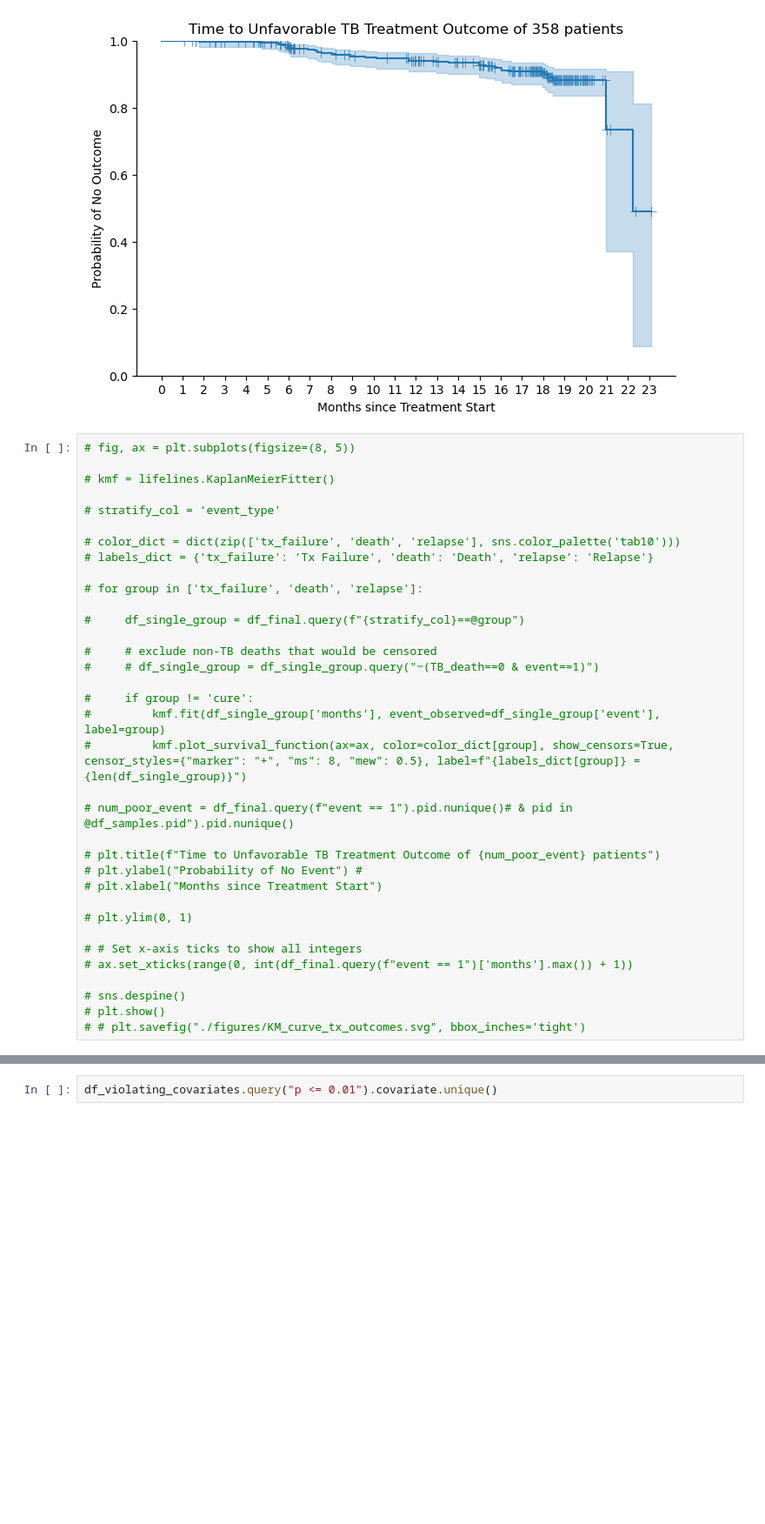
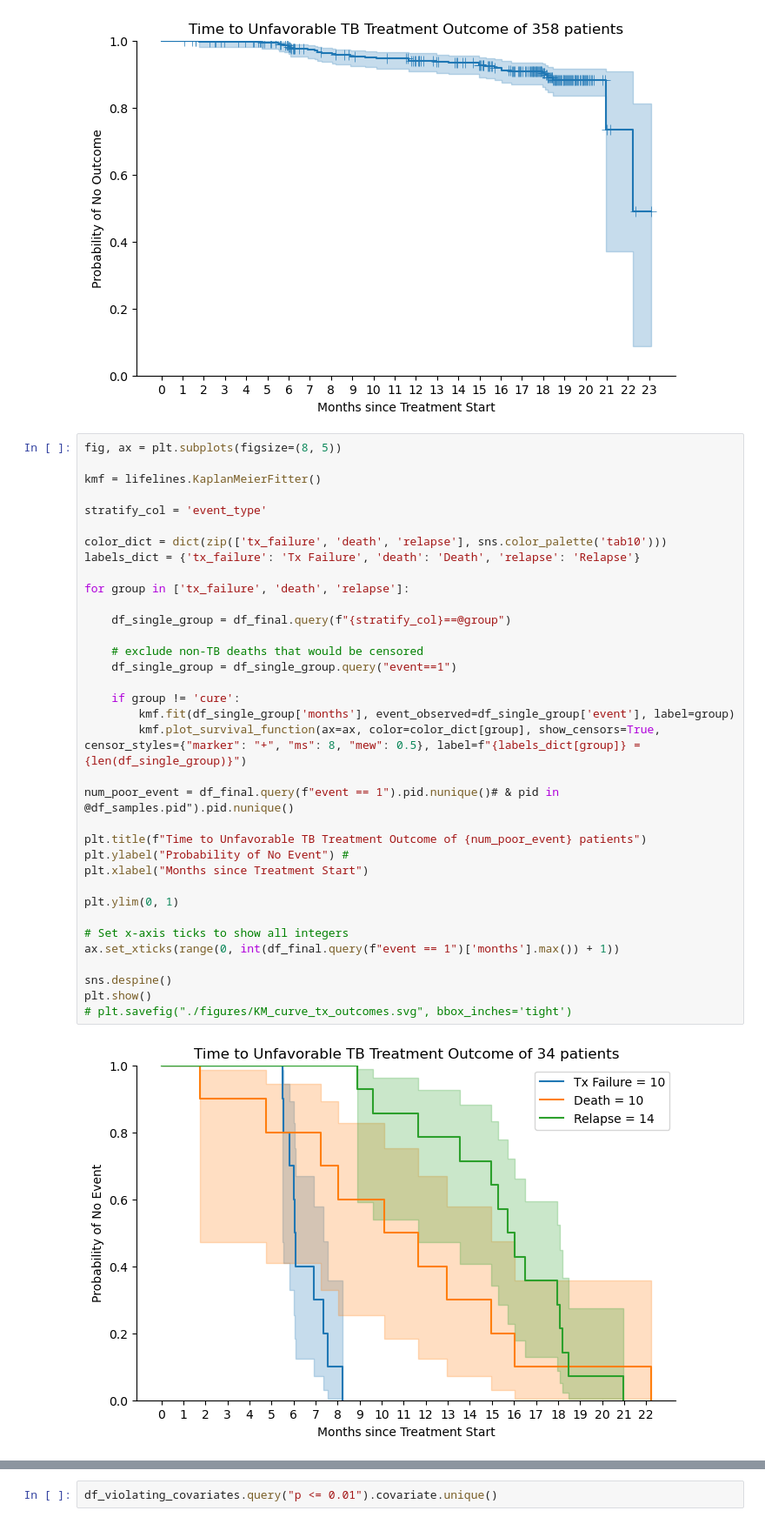
Before and after one commit to sanju99/MtbQuantCNN, a Jupyter notebook: analysis/TRUST/time_to_event.ipynb, the cells around one changed output, grey strips where cells are left out. Shown: that part at 87% size. Cells and saved outputs as stored; diff of their text form; blank space fills up the shorter version.

```diff
--- a/analysis/TRUST/time_to_event.ipynb
+++ b/analysis/TRUST/time_to_event.ipynb
@@ -1058,37 +1058,39 @@ plt.savefig("figures/KM_curve_tx_outcomes_all.svg", bbox_inches='tight')
 # %% [output]
 [figure]
 # %%
-# fig, ax = plt.subplots(figsize=(8, 5))
+fig, ax = plt.subplots(figsize=(8, 5))
 
-# kmf = lifelines.KaplanMeierFitter()
+kmf = lifelines.KaplanMeierFitter()
 
-# stratify_col = 'event_type'
+stratify_col = 'event_type'
 
-# color_dict = dict(zip(['tx_failure', 'death', 'relapse'], sns.color_palette('tab10')))
-# labels_dict = {'tx_failure': 'Tx Failure', 'death': 'Death', 'relapse': 'Relapse'}
+color_dict = dict(zip(['tx_failure', 'death', 'relapse'], sns.color_palette('tab10')))
+labels_dict = {'tx_failure': 'Tx Failure', 'death': 'Death', 'relapse': 'Relapse'}
 
-# for group in ['tx_failure', 'death', 'relapse']:
+for group in ['tx_failure', 'death', 'relapse']:
 
-#     df_single_group = df_final.query(f"{stratify_col}==@group")
+    df_single_group = df_final.query(f"{stratify_col}==@group")
 
-#     # exclude non-TB deaths that would be censored
-#     # df_single_group = df_single_group.query("~(TB_death==0 & event==1)")
+    # exclude non-TB deaths that would be censored
+    df_single_group = df_single_group.query("event==1")
 
-#     if group != 'cure':
-#         kmf.fit(df_single_group['months'], event_observed=df_single_group['event'], label=group)
-#         kmf.plot_survival_function(ax=ax, color=color_dict[group], show_censors=True, censor_styles={"marker": "+", "ms": 8, "mew": 0.5}, label=f"{labels_dict[group]} = {len(df_single_group)}")
+    if group != 'cure':
+        kmf.fit(df_single_group['months'], event_observed=df_single_group['event'], label=group)
+        kmf.plot_survival_function(ax=ax, color=color_dict[group], show_censors=True, censor_styles={"marker": "+", "ms": 8, "mew": 0.5}, label=f"{labels_dict[group]} = {len(df_single_group)}")
 
-# num_poor_event = df_final.query(f"event == 1").pid.nunique()# & pid in @df_samples.pid").pid.nunique()
+num_poor_event = df_final.query(f"event == 1").pid.nunique()# & pid in @df_samples.pid").pid.nunique()
 
-# plt.title(f"Time to Unfavorable TB Treatment Outcome of {num_poor_event} patients")
-# plt.ylabel("Probability of No Event") #
-# plt.xlabel("Months since Treatment Start")
+plt.title(f"Time to Unfavorable TB Treatment Outcome of {num_poor_event} patients")
+plt.ylabel("Probability of No Event") #
+plt.xlabel("Months since Treatment Start")
 
-# plt.ylim(0, 1)
+plt.ylim(0, 1)
 
-# # Set x-axis ticks to show all integers
-# ax.set_xticks(range(0, int(df_final.query(f"event == 1")['months'].max()) + 1))
+# Set x-axis ticks to show all integers
+ax.set_xticks(range(0, int(df_final.query(f"event == 1")['months'].max()) + 1))
 
-# sns.despine()
-# plt.show()
-# # plt.savefig("./figures/KM_curve_tx_outcomes.svg", bbox_inches='tight')
+sns.despine()
+plt.show()
+# plt.savefig("./figures/KM_curve_tx_outcomes.svg", bbox_inches='tight')
+# %% [output]
+[figure, added]
```
Also changed, not shown: parts of 2 cells of this notebook, 7 other files.
